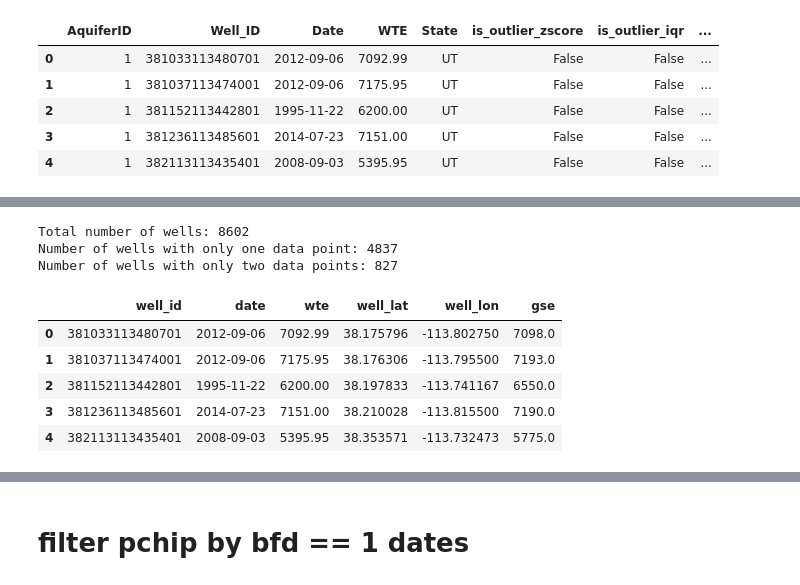
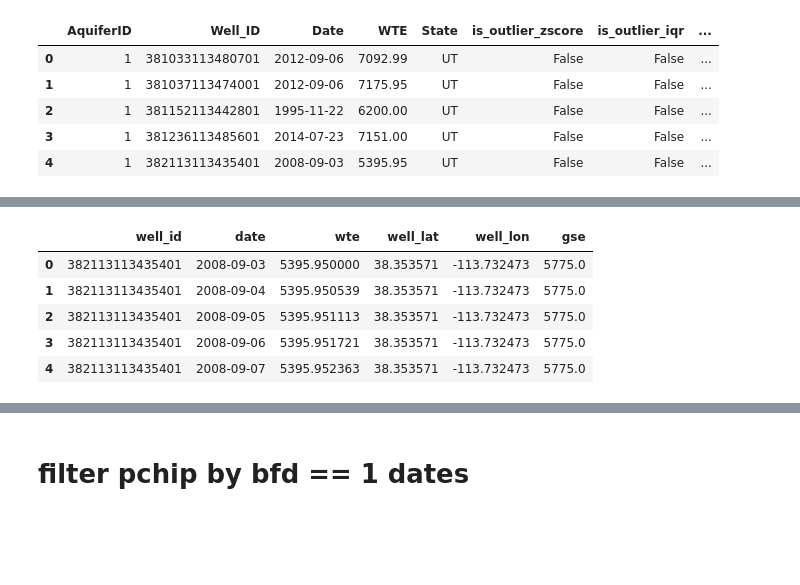
Before and after one commit to xueyil9/gslb_local_running, a Jupyter notebook: base_on_first_bfd_1_june10.ipynb, the cells around one changed output, grey strips where cells are left out. Cells and saved outputs as stored; diff of their text form; code cells hidden in the pictures; blank space fills up the shorter version.

Commit message:
fix pchip. fill daily

```diff
--- a/base_on_first_bfd_1_june10.ipynb
+++ b/base_on_first_bfd_1_june10.ipynb
@@ -72,0 +149,14 @@ See the caveats in the documentation: https://pandas.pydata.org/pandas-docs/stab
+# %%
+# 获取检测结果
+outlier_results = detector.detect_outliers()
+
+# 标记两种方法都检测为异常的记录
+outlier_results['is_outlier_both'] = outlier_results['is_outlier_zscore'] & outlier_results['is_outlier_iqr']
+
+# 去掉两种方法都检测出的异常值
+clean_data = outlier_results[~outlier_results['is_outlier_both']].copy()
+
+# 显示清理后的记录数和被去掉的异常值数
+removed_count = outlier_results['is_outlier_both'].sum()
+print(f"已去掉两种方法都检测出的异常值数量：{removed_count}")
+print(f"清理后的记录数：{len(clean_data)}")
@@ -72,0 +166,2 @@ See the caveats in the documentation: https://pandas.pydata.org/pandas-docs/stab
+# %%
+clean_data=clean_data[['gage_id','date','q','bfd']]
@@ -712,0 +886,2 @@ well_ts.head()
+# %%
+daily_interp_df = interpolate_daily_pchip(well_ts)
@@ -713,69 +897,21 @@ well_ts.head()
 # %%
-import pandas as pd
-from scipy.interpolate import PchipInterpolator
-
-# 将所有列名转换为小写
-well_ts.columns = well_ts.columns.str.lower()
-well_info.columns = well_info.columns.str.lower()
-
-# 确保日期列转换为 datetime 格式
-well_ts['date'] = pd.to_datetime(well_ts['date'])
-
-# 统计每个井的数据点数量
-well_counts = well_ts['well_id'].value_counts()
-total_wells = len(well_counts)
-wells_with_one_point = (well_counts == 1).sum()
-wells_with_two_points = (well_counts == 2).sum()
-
-# 打印统计信息
-print(f"Total number of wells: {total_wells}")
-print(f"Number of wells with only one data point: {wells_with_one_point}")
-print(f"Number of wells with only two data points: {wells_with_two_points}")
-
-# 对每个井进行 PCHIP 插值
-interpolated_data = []
-for well_id, group in well_ts.groupby('well_id'):
-    if len(group) > 1:
-        # 将日期转换为数值格式（时间戳）
-        x = group['date'].map(pd.Timestamp.toordinal)
-        y = group['wte']
-
-        # 进行 PCHIP 插值
-        interpolator = PchipInterpolator(x, y)
-        group['wte'] = interpolator(x)
-    else:
-        # 如果只有一个数据点，直接复制
-        group['wte'] = group['wte']
-    interpolated_data.append(group)
-
-# 将所有插值后的数据合并
-interpolated_df = pd.concat(interpolated_data, ignore_index=True)
-
 # 合并这些井的信息与 well_info 中的对应信息
-merged_data = pd.merge(interpolated_df, well_info, on='well_id', how='left')
-
-# 删除不需要的列
-columns_to_drop = ['aquiferid_x', 'state_x', 'state_y', 'aquiferid_y', 'aquifer_name','well_name','is_outlier_zscore','is_outlier_iqr','is_outlier_modified_zscore']
-merged_data.drop(columns=columns_to_drop, inplace=True)
-# Retain only the specified columns in merged_data
+merged_data = pd.merge(daily_interp_df, well_info, on='well_id', how='left')
 
 # Display the updated DataFrame
 
 # 重命名列
 merged_data.rename(columns={'lat_dec': 'well_lat', 'long_dec': 'well_lon'}, inplace=True)
 merged_data = merged_data[['well_id', 'date', 'wte', 'well_lat', 'well_lon', 'gse']]
 # 显示合并后的数据
 merged_data.head()
 # %% [output]
-Total number of wells: 8602
-Number of wells with only one data point: 4837
-Number of wells with only two data points: 827
 |  | well_id | date | wte | well_lat | well_lon | gse |
-| 0 | 381033113480701 | 2012-09-06 | 7092.99 | 38.175796 | -113.802750 | 7098.0 |
-| 1 | 381037113474001 | 2012-09-06 | 7175.95 | 38.176306 | -113.795500 | 7193.0 |
-| 2 | 381152113442801 | 1995-11-22 | 6200.00 | 38.197833 | -113.741167 | 6550.0 |
-| 3 | 381236113485601 | 2014-07-23 | 7151.00 | 38.210028 | -113.815500 | 7190.0 |
-| 4 | 382113113435401 | 2008-09-03 | 5395.95 | 38.353571 | -113.732473 | 5775.0 |
+| 0 | 382113113435401 | 2008-09-03 | 5395.950000 | 38.353571 | -113.732473 | 5775.0 |
+| 1 | 382113113435401 | 2008-09-04 | 5395.950539 | 38.353571 | -113.732473 | 5775.0 |
+| 2 | 382113113435401 | 2008-09-05 | 5395.951113 | 38.353571 | -113.732473 | 5775.0 |
+| 3 | 382113113435401 | 2008-09-06 | 5395.951721 | 38.353571 | -113.732473 | 5775.0 |
+| 4 | 382113113435401 | 2008-09-07 | 5395.952363 | 38.353571 | -113.732473 | 5775.0 |
 # %%
 merged_data.info()
 # %% [output]
```
Also changed, not shown: parts of 20 cells of this notebook.
